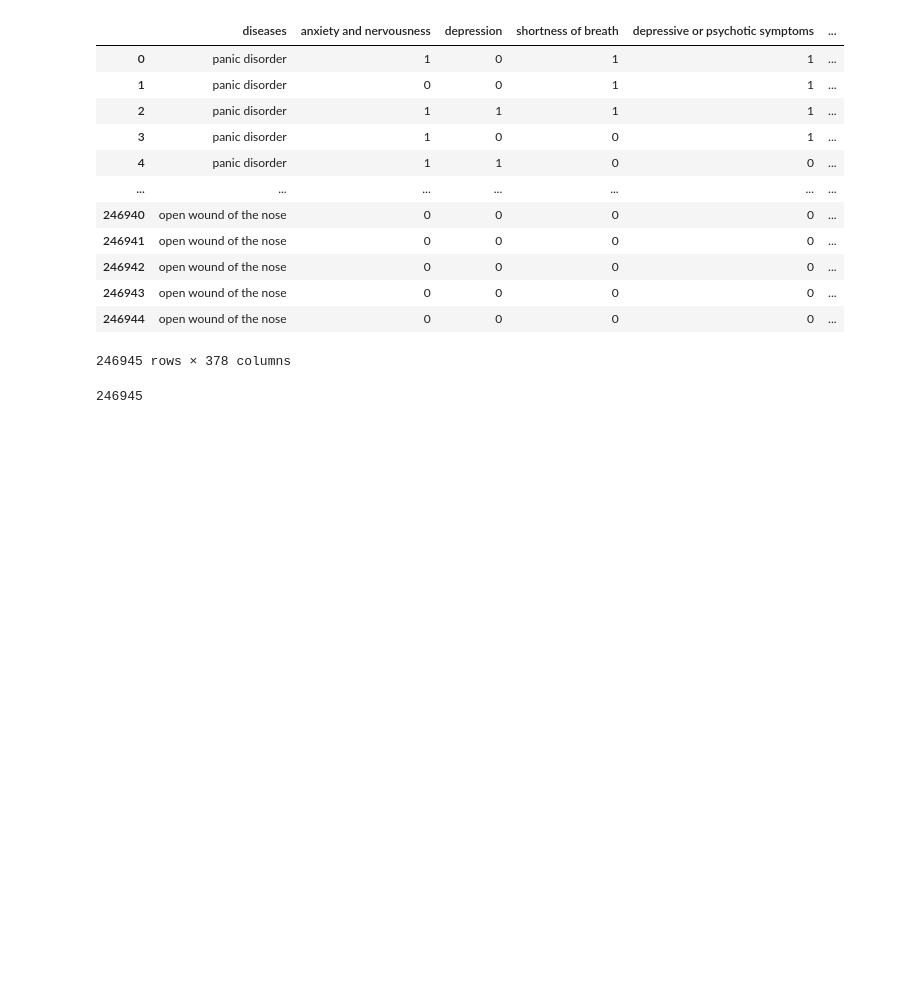
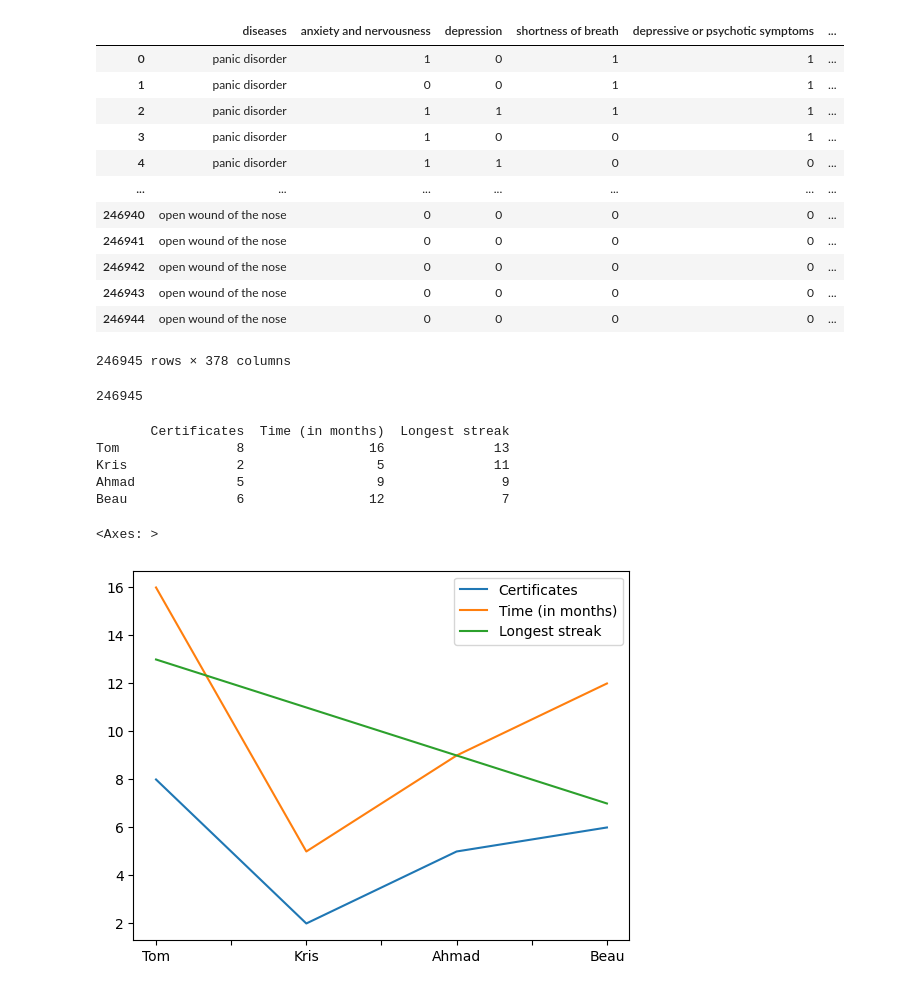
Before and after one commit to mozaddedalfeshani/SymptomsChecker, a Jupyter notebook: src/jupitarNotebook/diseaseNames.ipynb, the cells around one changed output. Saved outputs shown, nothing was run; the diff lists cells and outputs as text; code cells hidden in the pictures; blank space fills up the shorter version.

```diff
--- a/src/jupitarNotebook/diseaseNames.ipynb
+++ b/src/jupitarNotebook/diseaseNames.ipynb
@@ -22,3 +22,28 @@ total = df["depression"]>0
 len(total)
 # %% [output]
 246945
+# %%
+import pandas as pd
+
+certificates_earned = pd.DataFrame({
+    'Certificates': [8, 2, 5, 6],
+    'Time (in months)': [16, 5, 9, 12]
+})
+names = ['Tom', 'Kris', 'Ahmad', 'Beau']
+
+certificates_earned.index = names
+longest_streak = pd.Series([13, 11, 9, 7], index=names)
+certificates_earned['Longest streak'] = longest_streak
+
+print(certificates_earned)
+# %% [output]
+       Certificates  Time (in months)  Longest streak
+Tom               8                16              13
+Kris              2                 5              11
+Ahmad             5                 9               9
+Beau              6                12               7
+# %%
+certificates_earned.plot()
+# %% [output]
+<Axes: >
+[figure, added]
```
Also changed, not shown: parts of 1 cell of this notebook.
